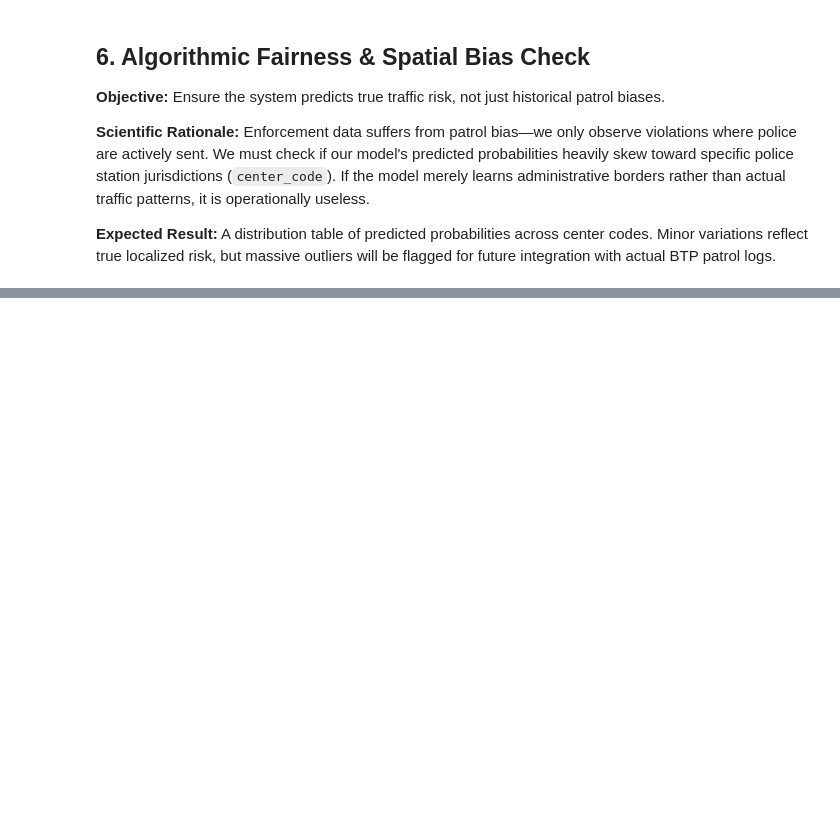
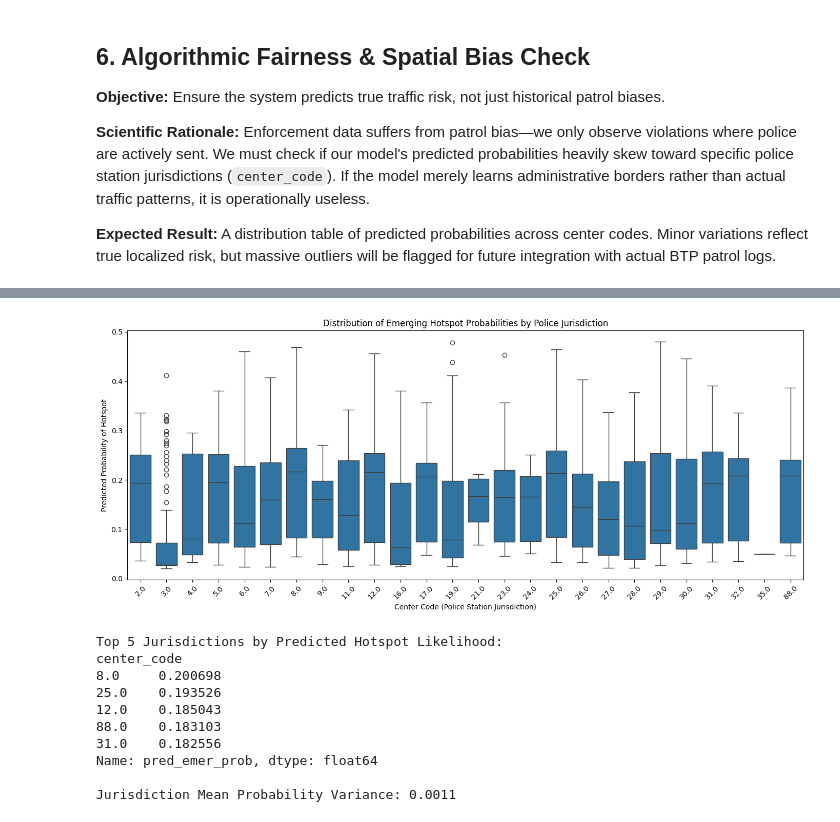
Before and after one commit to scarwizz/flipkart-gridlock-2-0, a Jupyter notebook: phase2-flipkart-gridlock2-o.ipynb, the cells around one changed output, grey strips where cells are left out. Saved outputs shown, nothing was run; the diff lists cells and outputs as text; code cells hidden in the pictures; blank space fills up the shorter version.

```diff
--- a/phase2-flipkart-gridlock2-o.ipynb
+++ b/phase2-flipkart-gridlock2-o.ipynb
@@ -628,0 +748,48 @@ The model does not operate in a black box. Our SHAP analysis proves that emergin
+# %%
+# ============================================
+# 8. UPDATED BIAS CHECK: Probability Distribution by Center Code
+# ============================================
+import seaborn as sns
+import matplotlib.pyplot as plt
+
+# 1. Ensure 'center_code' is available in your weekly dataframe
+# If not, map it back from your original violation dataset
+if 'center_code' not in weekly.columns:
+    junction_center = df[df['is_junction'] == 1].groupby('junction_name')['center_code'].agg(lambda x: x.mode().iloc[0] if not x.mode().empty else 'Unknown')
+    weekly['center_code'] = weekly['junction_name'].map(junction_center)
+
+# 2. Generate Predicted Probabilities
+# Use the optimized focal model
+X_all = weekly[feature_cols].fillna(0)
+raw_logits = lgbm_focal_opt.predict(X_all, raw_score=True)
+weekly['pred_emer_prob'] = expit(raw_logits)
+
+# 3. Visualization: Boxplot to check for skewed distributions across jurisdictions
+plt.figure(figsize=(14, 6))
+sns.boxplot(data=weekly, x='center_code', y='pred_emer_prob')
+plt.title("Distribution of Emerging Hotspot Probabilities by Police Jurisdiction")
+plt.xlabel("Center Code (Police Station Jurisdiction)")
+plt.ylabel("Predicted Probability of Hotspot")
+plt.xticks(rotation=45)
+plt.tight_layout()
+plt.show()
+
+# 4. Statistical Bias check: Variance in means
+bias = weekly.groupby('center_code')['pred_emer_prob'].mean().sort_values(ascending=False)
+print("Top 5 Jurisdictions by Predicted Hotspot Likelihood:")
+print(bias.head())
+
+# Look for high standard deviation between jurisdictions
+print(f"\nJurisdiction Mean Probability Variance: {bias.var():.4f}")
+# %% [output]
+[figure, added]
+Top 5 Jurisdictions by Predicted Hotspot Likelihood:
+center_code
+8.0     0.200698
+25.0    0.193526
+12.0    0.185043
+88.0    0.183103
+31.0    0.182556
+Name: pred_emer_prob, dtype: float64
+
+Jurisdiction Mean Probability Variance: 0.0011
```
Also changed, not shown: parts of 13 cells of this notebook.
